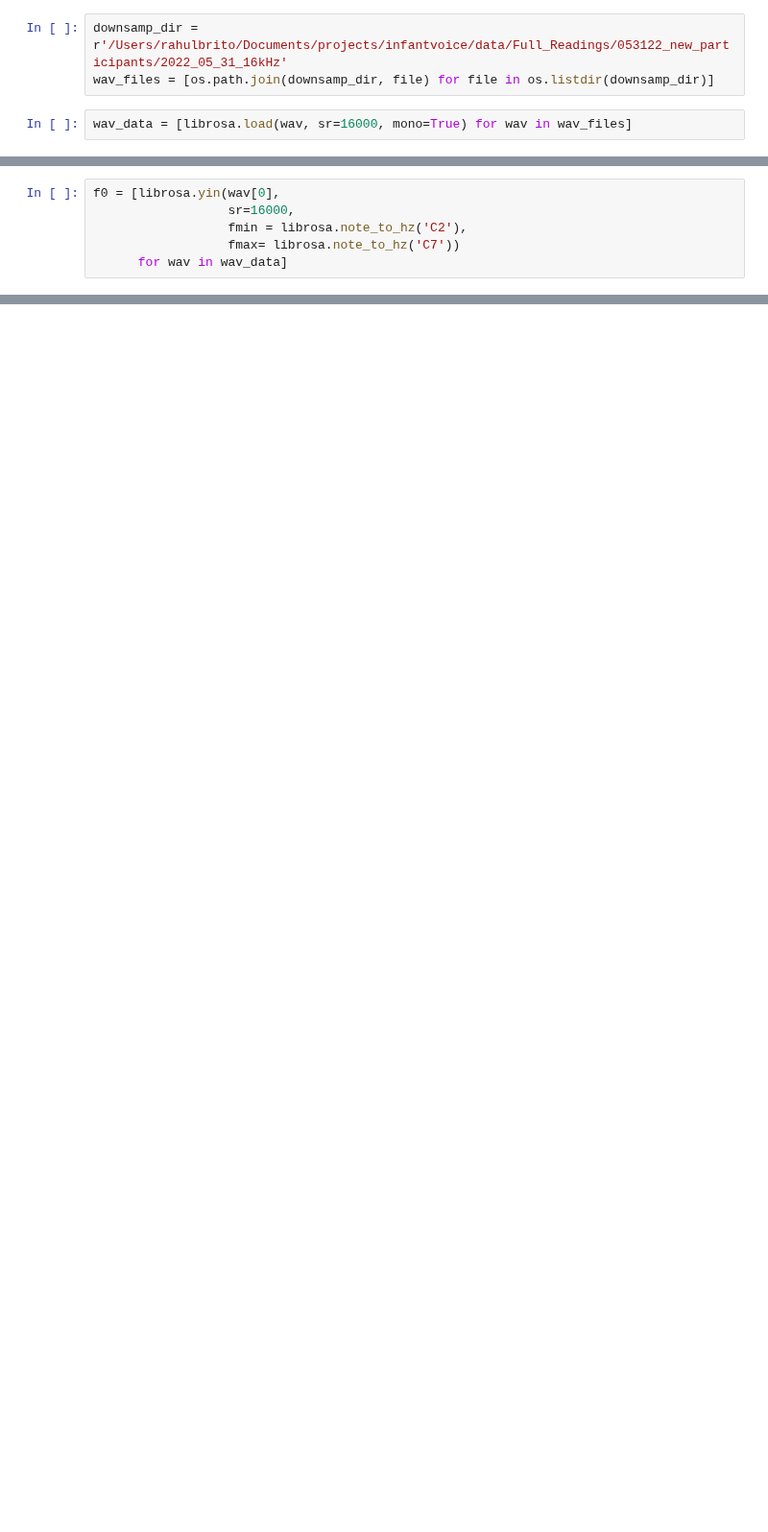
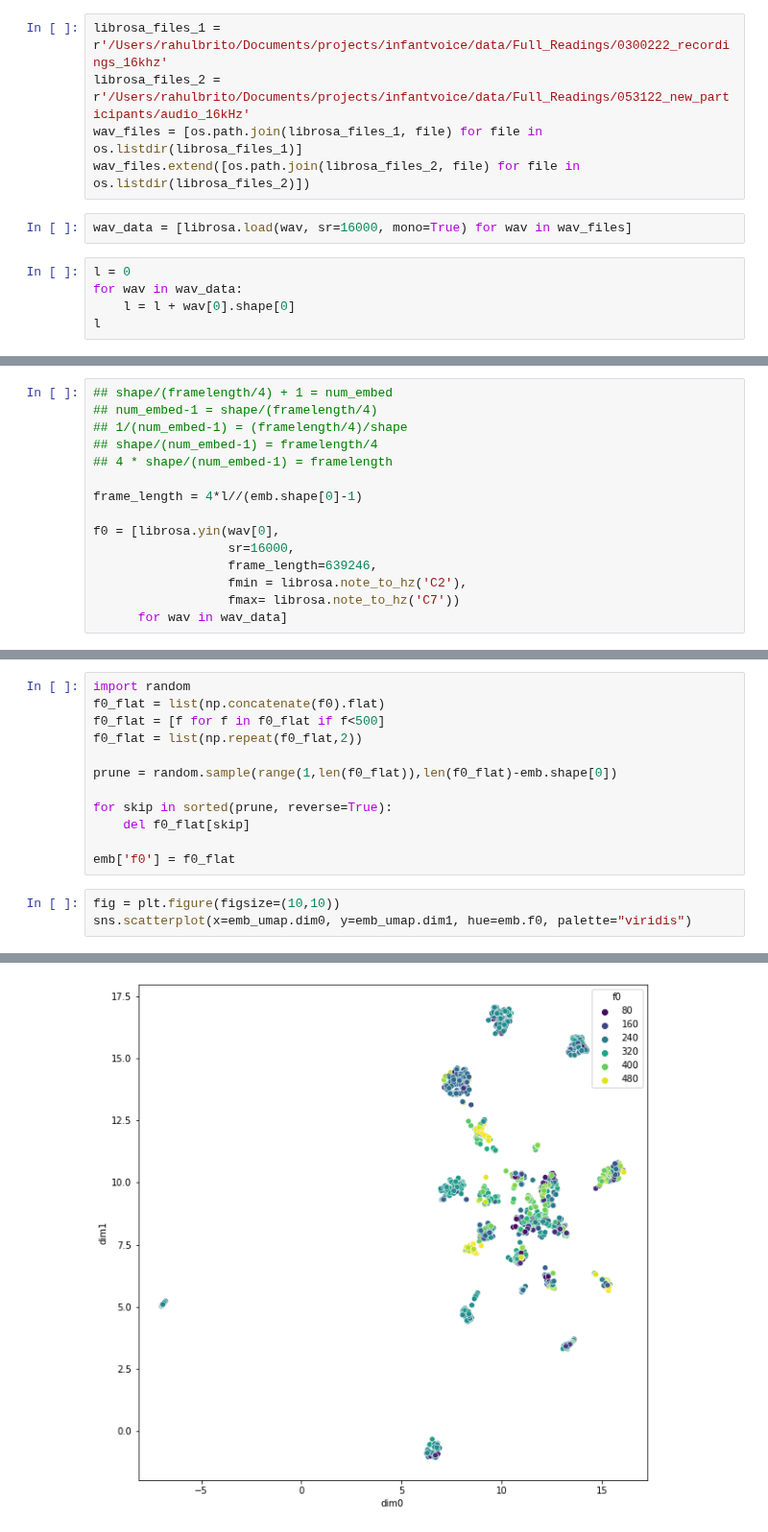
Before and after one commit to Rahul-Brito/infantvoice, a Jupyter notebook: scripts/Sohye Notebook.ipynb, the cells around one changed output, grey strips where cells are left out. Shown at 96% size. Saved outputs shown, nothing was run; the diff lists cells and outputs as text; blank space fills up the shorter version.

```diff
--- a/scripts/Sohye Notebook.ipynb
+++ b/scripts/Sohye Notebook.ipynb
@@ -167,7 +166,14 @@ Name: BB003, dtype: float64
 # %%
 import librosa
 # %%
-downsamp_dir = r'/Users/rahulbrito/Documents/projects/infantvoice/data/Full_Readings/053122_new_participants/2022_05_31_16kHz'
-wav_files = [os.path.join(downsamp_dir, file) for file in os.listdir(downsamp_dir)]
+librosa_files_1 = r'/Users/rahulbrito/Documents/projects/infantvoice/data/Full_Readings/0300222_recordings_16khz'
+librosa_files_2 = r'/Users/rahulbrito/Documents/projects/infantvoice/data/Full_Readings/053122_new_participants/audio_16kHz'
+wav_files = [os.path.join(librosa_files_1, file) for file in os.listdir(librosa_files_1)]
+wav_files.extend([os.path.join(librosa_files_2, file) for file in os.listdir(librosa_files_2)])
 # %%
 wav_data = [librosa.load(wav, sr=16000, mono=True) for wav in wav_files]
+# %%
+l = 0
+for wav in wav_data:
+    l = l + wav[0].shape[0]
+l
@@ -174,6 +182,15 @@ wav_data = [librosa.load(wav, sr=16000, mono=True) for wav in wav_files]
 # %%
+## shape/(framelength/4) + 1 = num_embed
+## num_embed-1 = shape/(framelength/4)
+## 1/(num_embed-1) = (framelength/4)/shape
+## shape/(num_embed-1) = framelength/4
+## 4 * shape/(num_embed-1) = framelength
+
+frame_length = 4*l//(emb.shape[0]-1)
+
 f0 = [librosa.yin(wav[0],
                   sr=16000,
+                  frame_length=639246,
                   fmin = librosa.note_to_hz('C2'),
                   fmax= librosa.note_to_hz('C7'))
       for wav in wav_data]
@@ -187,0 +211,16 @@ f0[0].shape
+# %%
+import random
+f0_flat = list(np.concatenate(f0).flat)
+f0_flat = [f for f in f0_flat if f<500]
+f0_flat = list(np.repeat(f0_flat,2))
+
+prune = random.sample(range(1,len(f0_flat)),len(f0_flat)-emb.shape[0])
+
+for skip in sorted(prune, reverse=True):
+    del f0_flat[skip]
+
+emb['f0'] = f0_flat
+# %%
+fig = plt.figure(figsize=(10,10))
+sns.scatterplot(x=emb_umap.dim0, y=emb_umap.dim1, hue=emb.f0, palette="viridis")
+# %% [output]
@@ -187,0 +228 @@ f0[0].shape
+[figure, added]
```
Also changed, not shown: parts of 15 cells of this notebook.
